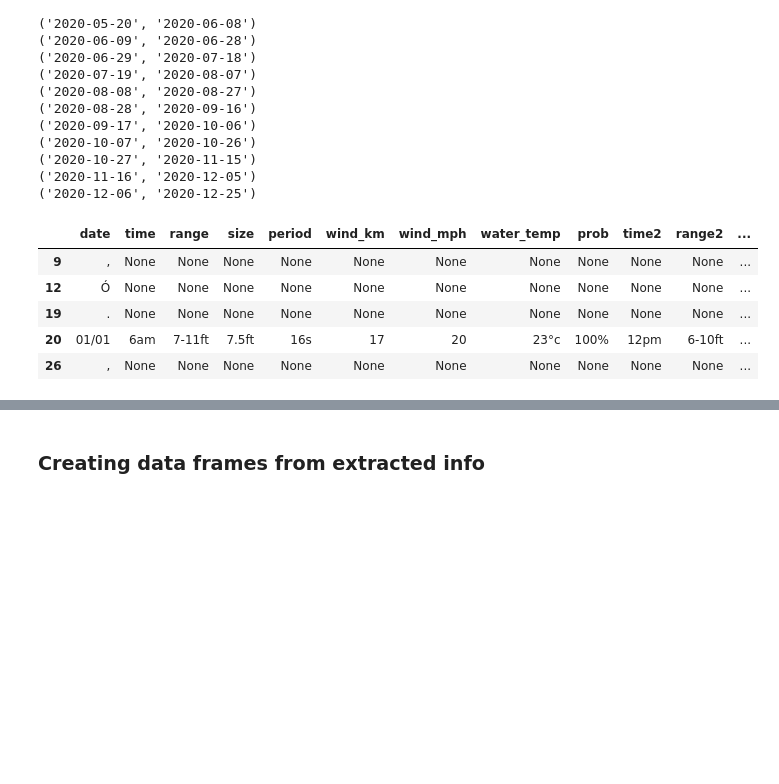
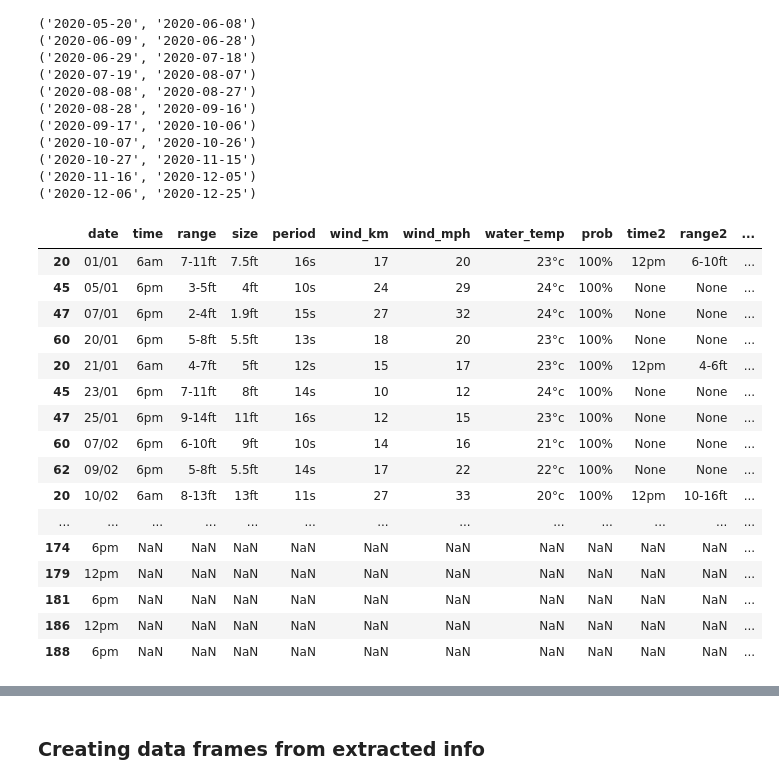
Before and after one commit to lukesmith194/SurfScanner, a Jupyter notebook: LUKE_Limpieza.ipynb, the cells around one changed output, grey strips where cells are left out. Cells and saved outputs as stored; diff of their text form; code cells hidden in the pictures; blank space fills up the shorter version.

```diff
--- a/LUKE_Limpieza.ipynb
+++ b/LUKE_Limpieza.ipynb
@@ -103,9 +99,31 @@ joining = joining.replace("Ó", "None")
+# %%
+joining = joining.replace(",", "None")
+joining = joining.replace(".", "None")
+joining = joining.replace("Ó", "None")
+joining = joining.replace("area", "None")
+joining = joining.replace("lta", "None")
+joining = joining.replace("aja", "None")
+joining = joining.replace("manecer", "None")
+joining = joining.replace("alida", "None")
+joining = joining.replace("nochecer", "None")
+joining = joining.replace("uesta", "None")
 # %%
-joining.head()
+joining
 # %% [output]
 |  | date | time | range | size | period | wind_km | wind_mph | water_temp | prob | time2 | range2 | ... |
-| 9 | , | None | None | None | None | None | None | None | None | None | None | ... |
-| 12 | Ó | None | None | None | None | None | None | None | None | None | None | ... |
-| 19 | . | None | None | None | None | None | None | None | None | None | None | ... |
 | 20 | 01/01 | 6am | 7-11ft | 7.5ft | 16s | 17 | 20 | 23°c | 100% | 12pm | 6-10ft | ... |
-| 26 | , | None | None | None | None | None | None | None | None | None | None | ... |
+| 45 | 05/01 | 6pm | 3-5ft | 4ft | 10s | 24 | 29 | 24°c | 100% | None | None | ... |
+| 47 | 07/01 | 6pm | 2-4ft | 1.9ft | 15s | 27 | 32 | 24°c | 100% | None | None | ... |
+| 60 | 20/01 | 6pm | 5-8ft | 5.5ft | 13s | 18 | 20 | 23°c | 100% | None | None | ... |
+| 20 | 21/01 | 6am | 4-7ft | 5ft | 12s | 15 | 17 | 23°c | 100% | 12pm | 4-6ft | ... |
+| 45 | 23/01 | 6pm | 7-11ft | 8ft | 14s | 10 | 12 | 24°c | 100% | None | None | ... |
+| 47 | 25/01 | 6pm | 9-14ft | 11ft | 16s | 12 | 15 | 23°c | 100% | None | None | ... |
+| 60 | 07/02 | 6pm | 6-10ft | 9ft | 10s | 14 | 16 | 21°c | 100% | None | None | ... |
+| 62 | 09/02 | 6pm | 5-8ft | 5.5ft | 14s | 17 | 22 | 22°c | 100% | None | None | ... |
+| 20 | 10/02 | 6am | 8-13ft | 13ft | 11s | 27 | 33 | 20°c | 100% | 12pm | 10-16ft | ... |
+| ... | ... | ... | ... | ... | ... | ... | ... | ... | ... | ... | ... | ... |
+| 174 | 6pm | NaN | NaN | NaN | NaN | NaN | NaN | NaN | NaN | NaN | NaN | ... |
+| 179 | 12pm | NaN | NaN | NaN | NaN | NaN | NaN | NaN | NaN | NaN | NaN | ... |
+| 181 | 6pm | NaN | NaN | NaN | NaN | NaN | NaN | NaN | NaN | NaN | NaN | ... |
+| 186 | 12pm | NaN | NaN | NaN | NaN | NaN | NaN | NaN | NaN | NaN | NaN | ... |
+| 188 | 6pm | NaN | NaN | NaN | NaN | NaN | NaN | NaN | NaN | NaN | NaN | ... |
```
Also changed, not shown: parts of 5 cells of this notebook, 1 other file.
